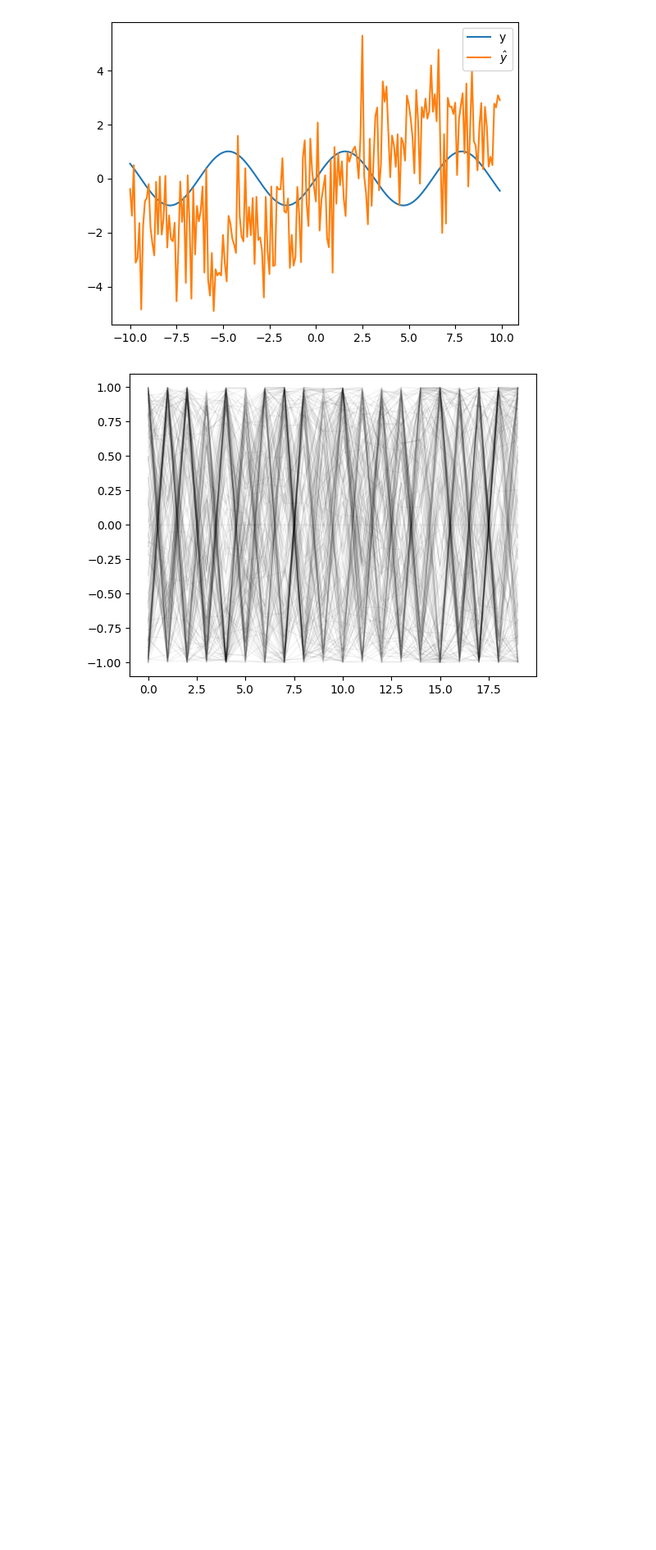
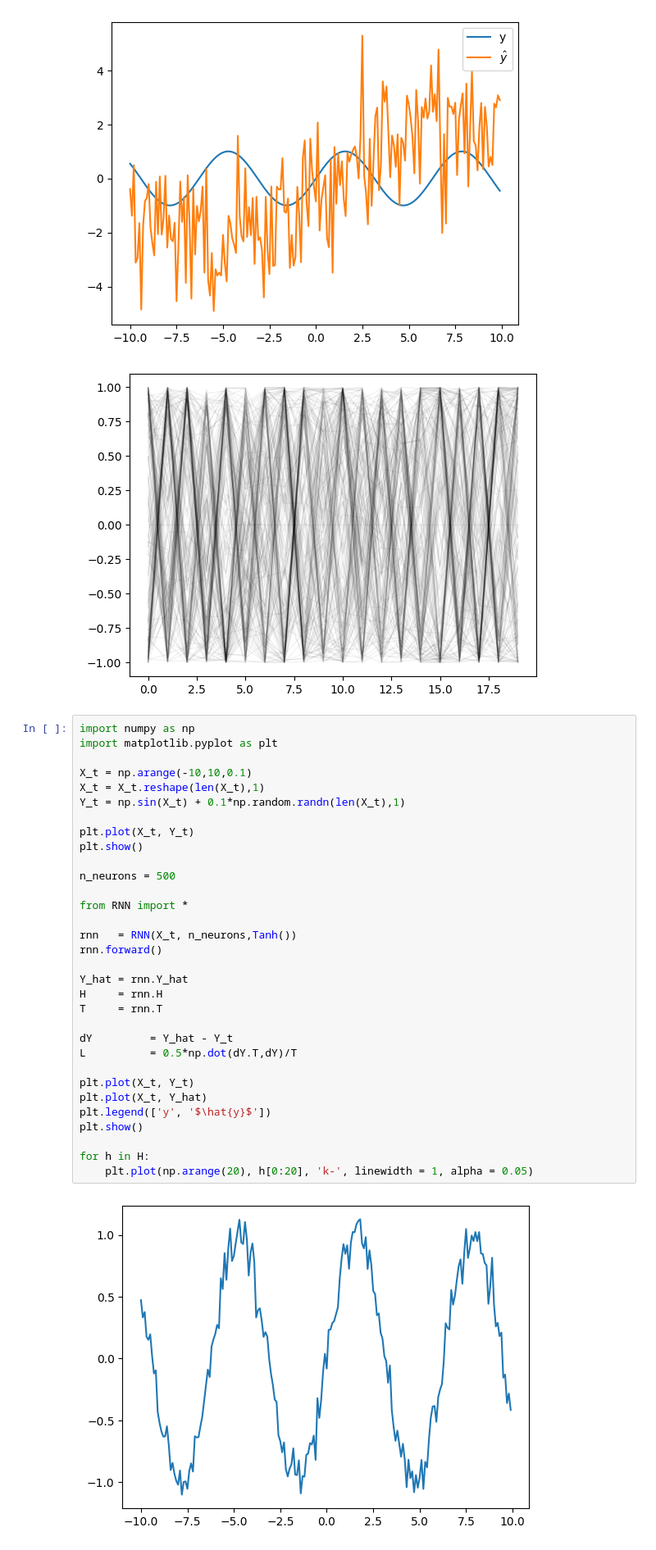
Before and after one commit to mohamadghoroobi/Deep_Learning_Review, a Jupyter notebook: 07_RNN_Application/testCell.ipynb, the cells around one changed output. Shown at 82% size. Cells and saved outputs as stored; diff of their text form; blank space fills up the shorter version.

```diff
--- a/07_RNN_Application/testCell.ipynb
+++ b/07_RNN_Application/testCell.ipynb
@@ -62,3 +62,37 @@ for h in H:
 # %% [output]
 [figure]
 [figure]
+# %%
+import numpy as np
+import matplotlib.pyplot as plt
+
+X_t = np.arange(-10,10,0.1)
+X_t = X_t.reshape(len(X_t),1)
+Y_t = np.sin(X_t) + 0.1*np.random.randn(len(X_t),1)
+
+plt.plot(X_t, Y_t)
+plt.show()
+
+n_neurons = 500
+
+from RNN import *
+
+rnn   = RNN(X_t, n_neurons,Tanh())
+rnn.forward()
+
+Y_hat = rnn.Y_hat
+H     = rnn.H
+T     = rnn.T
+
+dY         = Y_hat - Y_t
+L          = 0.5*np.dot(dY.T,dY)/T
+
+plt.plot(X_t, Y_t)
+plt.plot(X_t, Y_hat)
+plt.legend(['y', '$\hat{y}$'])
+plt.show()
+
+for h in H:
+    plt.plot(np.arange(20), h[0:20], 'k-', linewidth = 1, alpha = 0.05)
+# %% [output]
+[figure, added]
```
Also changed, not shown: parts of 1 cell of this notebook, 1 other file.
